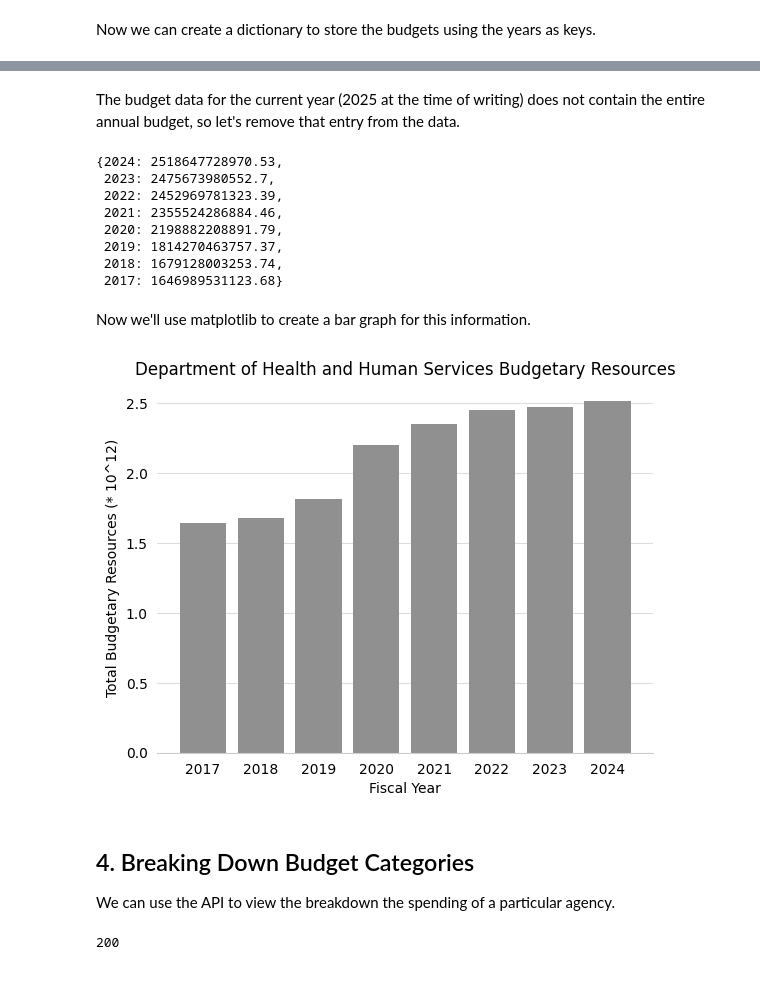
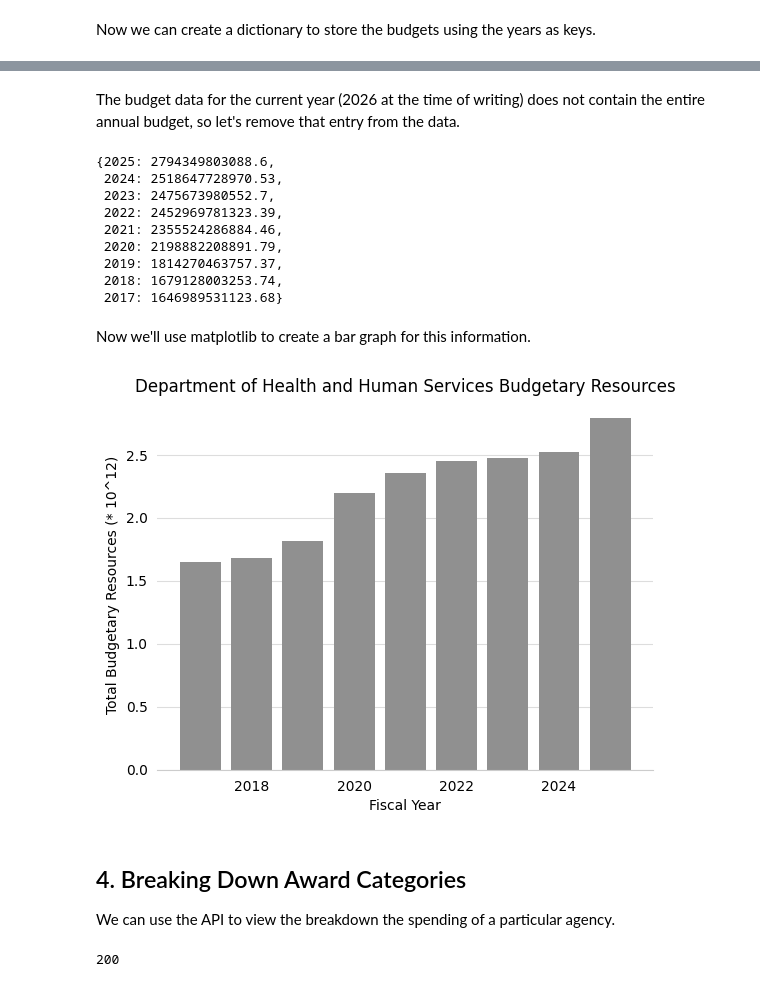
Before and after one commit to UA-Libraries-Research-Data-Services/UALIB_ScholarlyAPI_Cookbook, a Jupyter notebook: src/python/usa-spending.ipynb, the cells around one changed output, grey strips where cells are left out. Saved outputs shown, nothing was run; the diff lists cells and outputs as text; code cells hidden in the pictures.

```diff
--- a/src/python/usa-spending.ipynb
+++ b/src/python/usa-spending.ipynb
@@ -217,14 +217,15 @@ budget_by_year
  2018: 1679128003253.74,
  2017: 1646989531123.68}
 # %% [markdown]
-The budget data for the current year (2025 at the time of writing) does not contain the entire annual budget, so let's remove that entry from the data.
+The budget data for the current year (2026 at the time of writing) does not contain the entire annual budget, so let's remove that entry from the data.
 # %%
-budget_by_year.pop(2025)
+budget_by_year.pop(2026)
 
 # Print updated dictionary
 budget_by_year
 # %% [output]
-{2024: 2518647728970.53,
+{2025: 2794349803088.6,
+ 2024: 2518647728970.53,
  2023: 2475673980552.7,
  2022: 2452969781323.39,
  2021: 2355524286884.46,
@@ -237,34 +238,34 @@ Now we'll use matplotlib to create a bar graph for this information.
 # %%
 lists = sorted(budget_by_year.items())
 years, budgets = zip(*lists)
 
 # Create scale for bar graph
 min = sorted(list(budgets), key=float)[0]
 exponent = len(str(int(min)))-1
 
 budgets = [x/(10**exponent) for x in budgets]
 
 fig, ax = plt.subplots()
 
 # Format the bar graph
-ax.spines['top'].set_visible(False)
-ax.spines['right'].set_visible(False)
-ax.spines['left'].set_visible(False)
-ax.spines['bottom'].set_color('#CCCCCC')
+ax.spines["top"].set_visible(False)
+ax.spines["right"].set_visible(False)
+ax.spines["left"].set_visible(False)
+ax.spines["bottom"].set_color("#CCCCCC")
 ax.tick_params(bottom=False, left=False)
 ax.set_axisbelow(True)
-ax.yaxis.grid(True, color='#DDDDDD')
+ax.yaxis.grid(True, color="#DDDDDD")
 ax.xaxis.grid(False)
 
-plt.bar(years, budgets, color='#909090')
-plt.title(agency_name + " Budgetary Resources")
+plt.bar(years, budgets, color="#909090")
+plt.title(f"{agency_name} Budgetary Resources")
 plt.xlabel("Fiscal Year")
 plt.ylabel(f"Total Budgetary Resources (* 10^{exponent})")
 plt.show()
 # %% [output]
-[figure, old version]
+[figure, new version]
 # %% [markdown]
-## 4. Breaking Down Budget Categories
+## 4. Breaking Down Award Categories
 
 We can use the API to view the breakdown the spending of a particular agency.
 # %%
```
Also changed, not shown: parts of 18 cells of this notebook, 5 other files.
